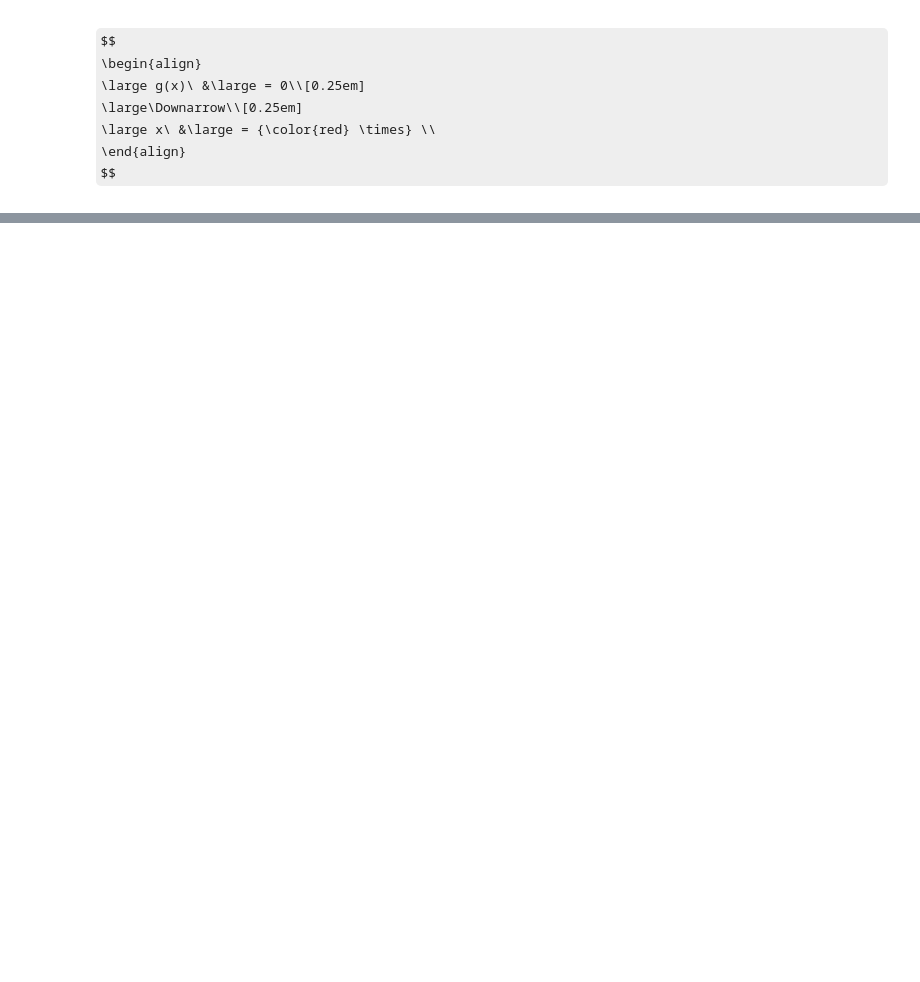
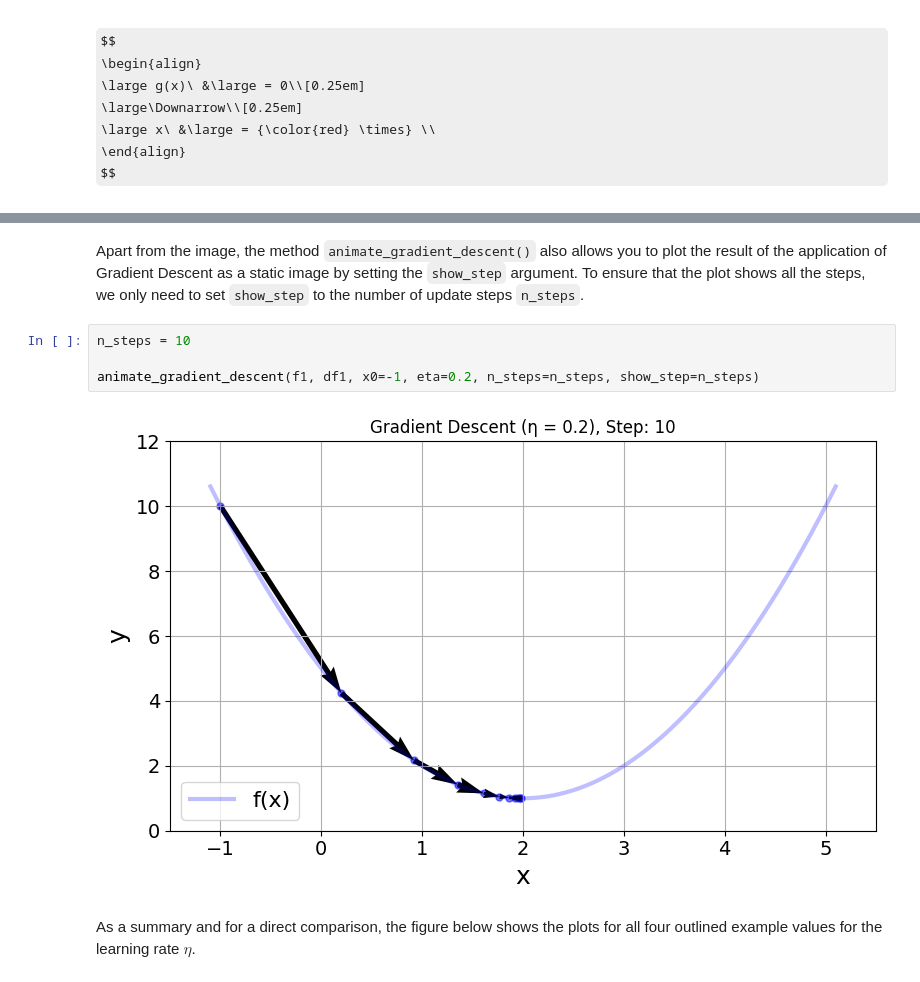
Before and after one commit to chrisvdweth/selene, a Jupyter notebook: notebooks/gradient_descent_basics.ipynb, the cells around one changed output, grey strips where cells are left out. Cells and saved outputs as stored; diff of their text form; some formulas as TeX source; blank space fills up the shorter version.

```diff
--- a/notebooks/gradient_descent_basics.ipynb
+++ b/notebooks/gradient_descent_basics.ipynb
@@ -97,2 +181,12 @@ animate_gradient_descent(f, df, x0=-1)
 # %% [output]
 [interactive output not drawn]
+# %% [markdown]
+Apart from the image, the method `animate_gradient_descent()` also allows you to plot the result of the application of Gradient Descent as a static image by setting the `show_step` argument. To ensure that the plot shows all the steps, we only need to set `show_step` to the number of update steps `n_steps`.
+# %%
+n_steps = 10
+
+animate_gradient_descent(f1, df1, x0=-1, eta=0.2, n_steps=n_steps, show_step=n_steps)
+# %% [output]
+[figure, added]
+# %% [markdown]
+As a summary and for a direct comparison, the figure below shows the plots for all four outlined example values for the learning rate $\eta$.
```
Also changed, not shown: parts of 96 cells of this notebook.
